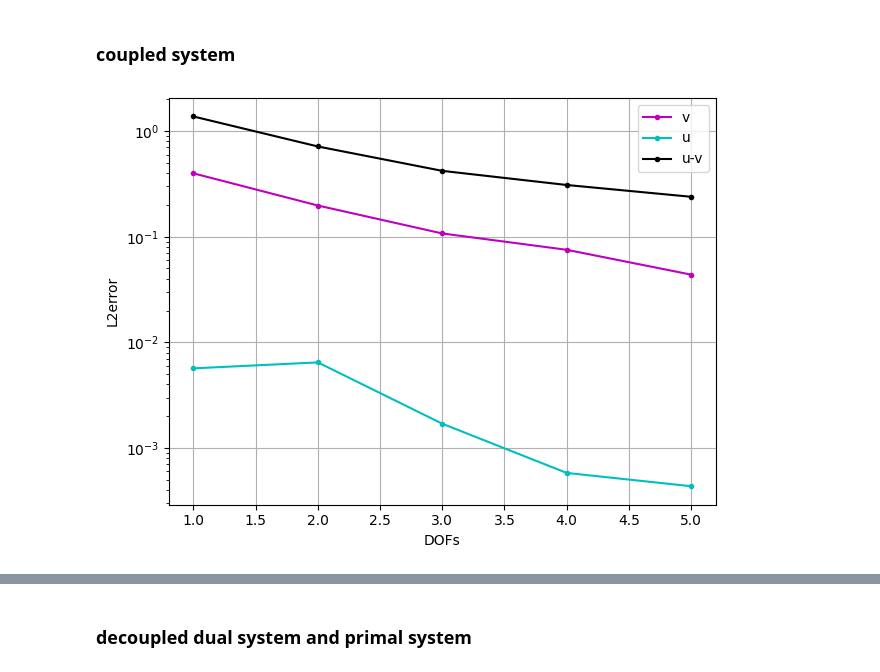
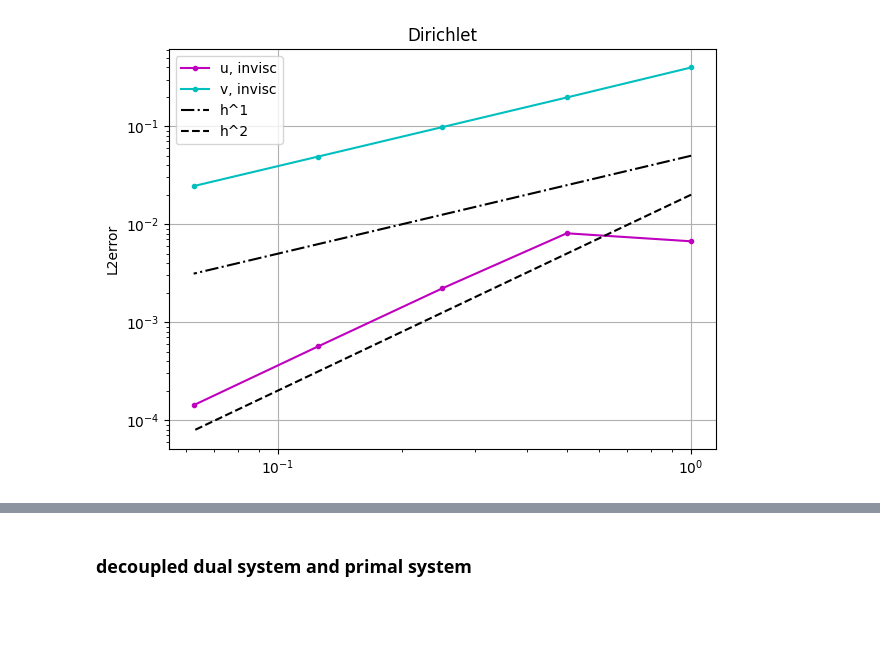
Before and after one commit to markusrenoldner/MEHCscheme, a Jupyter notebook: scripts/dirichlet_conv.ipynb, the cells around one changed output, grey strips where cells are left out. Saved outputs shown, nothing was run; the diff lists cells and outputs as text; code cells hidden in the pictures; blank space fills up the shorter version.

Commit message:
data, plots

```diff
--- a/scripts/dirichlet_conv.ipynb
+++ b/scripts/dirichlet_conv.ipynb
@@ -2,5 +2,3 @@
 import numpy as np
 import matplotlib.pyplot as plt
 from numpy import genfromtxt
-# %% [markdown]
-### coupled system
@@ -44,22 +5,27 @@ from numpy import genfromtxt
 # %%
-data = np.genfromtxt("../out/rawdata/dirichlet-conv-Re500.txt", delimiter=',').flatten()
+data   = np.genfromtxt("../out/rawdata/dirichlet-conv-invisc.txt", delimiter=',').flatten()
 
-refstep = data[0::4]
-u =       data[1::4]
-v =       data[2::4]
-uvdiff =  data[3::4]
+refstep = data[0::4][-5:]
+u =       data[1::4][-5:]
+v =       data[2::4][-5:]
+uvdiff =  data[3::4][-5:]
 
 
-plt.plot(refstep,u,"m.-",label="u")
-plt.plot(refstep,v,"c.-",label="v")
-plt.plot(refstep,uvdiff,"k.--",label="u-v")
+plt.plot(refstep,u,"m.-",label="u, invisc")
+plt.plot(refstep,v,"c.-",label="v, invisc")
+# plt.plot(refstep,uvdiff,"k.-",label="u-v, Re=1")
+plt.plot(refstep,[0.05*refstep[i]**1 for i in range(len(refstep))],"k-.",label="h^1")
+plt.plot(refstep,[0.02*refstep[i]**2 for i in range(len(refstep))],"k--",label="h^2")
+# plt.plot(refstep,[0.01*refstep[i]**3 for i in range(len(refstep))],"k-",label="h^3")
 
 plt.legend()
+plt.title("Dirichlet")
 plt.yscale("log")
 plt.xscale("log")
 plt.ylabel("L2error")
-plt.xlabel("DOFs")
+# plt.xlabel("h")
 plt.tight_layout()
 plt.grid()
+# plt.savefig("../out/plots/dirichlet-conv-invisc.pdf")
 # %% [output]
-[figure, old version]
+[figure, new version]
```
Also changed, not shown: parts of 8 cells of this notebook, 5 other files.
